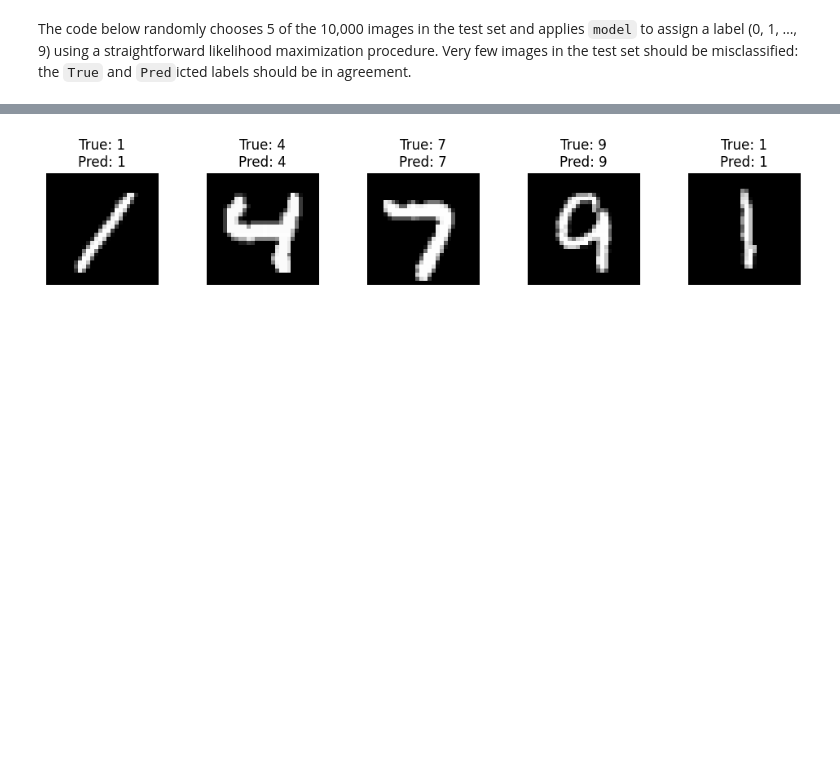
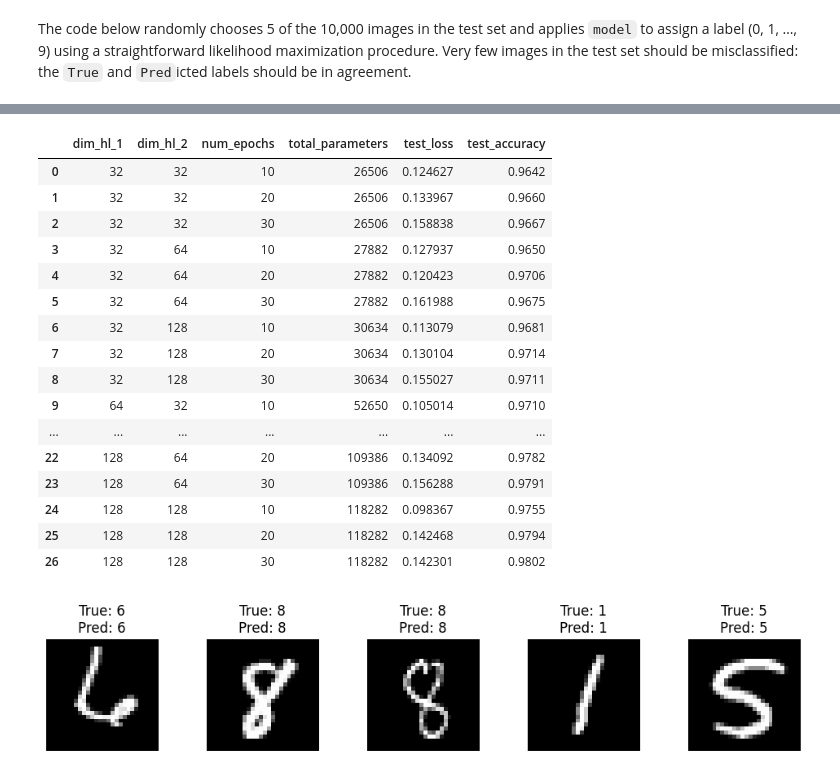
Before and after one commit to IvanNavarreteTepozan/RUTA-LLM, a Jupyter notebook: Assignment_1_Feedforward_Networks/intro_feedforward_mnist (1).ipynb, the cells around one changed output, grey strips where cells are left out. Drawn from its saved outputs; the diff is of its cells as text; code cells hidden in the pictures; blank space fills up the shorter version.

```diff
--- a/Assignment_1_Feedforward_Networks/intro_feedforward_mnist (1).ipynb
+++ b/Assignment_1_Feedforward_Networks/intro_feedforward_mnist (1).ipynb
@@ -191,0 +193,53 @@ the `True` and `Pred`icted labels should be in agreement.
+# %%
+import pandas as pd
+import itertools
+
+dim_hl_1_options = [32, 64, 128]
+dim_hl_2_options = [32, 64, 128]
+num_epochs_options = [10, 20, 30]
+
+hyperparameter_combinations = []
+for h1, h2, epochs in itertools.product(dim_hl_1_options, dim_hl_2_options, num_epochs_options):
+    hyperparameter_combinations.append({
+        'dim_hl_1': h1,
+        'dim_hl_2': h2,
+        'num_epochs': epochs
+    })
+
+results = []
+
+print(f"Testing {len(hyperparameter_combinations)} combinations.")
+
+for i, params in enumerate(hyperparameter_combinations):
+    print(f"\n--- Running configuration {i+1}/{len(hyperparameter_combinations)} ---")
+    print(f"Hidden Layer 1: {params['dim_hl_1']}, Hidden Layer 2: {params['dim_hl_2']}, Epochs: {params['num_epochs']}")
+
+    inputs = keras.Input(shape=(784,))
+    hidden1 = layers.Dense(params['dim_hl_1'], activation="relu")(inputs)
+    hidden2 = layers.Dense(params['dim_hl_2'], activation="relu")(hidden1)
+    outputs = layers.Dense(10)(hidden2)
+    model = keras.Model(inputs=inputs, outputs=outputs, name=f"mnist_model_{i}")
+
+    model.compile(
+        loss=keras.losses.SparseCategoricalCrossentropy(from_logits=True),
+        optimizer=keras.optimizers.RMSprop(),
+        metrics=["accuracy"],
+    )
+
+    model.fit(x_train, y_train, batch_size=64, epochs=params['num_epochs'], validation_split=0.2, verbose=0)
+
+    test_scores = model.evaluate(x_test, y_test, verbose=0)
+    total_parameters = model.count_params()
+
+    results.append({
+        'dim_hl_1': params['dim_hl_1'],
+        'dim_hl_2': params['dim_hl_2'],
+        'num_epochs': params['num_epochs'],
+        'total_parameters': total_parameters,
+        'test_loss': test_scores[0],
+        'test_accuracy': test_scores[1]
+    })
+
+results_df = pd.DataFrame(results)
+display(results_df)
+# %% [output]
@@ -192,18 +263,33 @@ the `True` and `Pred`icted labels should be in agreement.
+|  | dim_hl_1 | dim_hl_2 | num_epochs | total_parameters | test_loss | test_accuracy |
+| 0 | 32 | 32 | 10 | 26506 | 0.124627 | 0.9642 |
+| 1 | 32 | 32 | 20 | 26506 | 0.133967 | 0.9660 |
+| 2 | 32 | 32 | 30 | 26506 | 0.158838 | 0.9667 |
+| 3 | 32 | 64 | 10 | 27882 | 0.127937 | 0.9650 |
+| 4 | 32 | 64 | 20 | 27882 | 0.120423 | 0.9706 |
+| 5 | 32 | 64 | 30 | 27882 | 0.161988 | 0.9675 |
+| 6 | 32 | 128 | 10 | 30634 | 0.113079 | 0.9681 |
+| 7 | 32 | 128 | 20 | 30634 | 0.130104 | 0.9714 |
+| 8 | 32 | 128 | 30 | 30634 | 0.155027 | 0.9711 |
+| 9 | 64 | 32 | 10 | 52650 | 0.105014 | 0.9710 |
+| ... | ... | ... | ... | ... | ... | ... |
+| 22 | 128 | 64 | 20 | 109386 | 0.134092 | 0.9782 |
+| 23 | 128 | 64 | 30 | 109386 | 0.156288 | 0.9791 |
+| 24 | 128 | 128 | 10 | 118282 | 0.098367 | 0.9755 |
+| 25 | 128 | 128 | 20 | 118282 | 0.142468 | 0.9794 |
+| 26 | 128 | 128 | 30 | 118282 | 0.142301 | 0.9802 |
 # %%
-# Select a few random indices from the test set
+
 num_samples = 5
 indices = np.random.choice(len(x_test), num_samples, replace=False)
 
 plt.figure(figsize=(10, 2))
 for i, idx in enumerate(indices):
     img = x_test[idx]
-    # If images are flattened, reshape to 28x28
     if img.shape[-1] != 28:
         img = img.reshape(28, 28)
     plt.subplot(1, num_samples, i + 1)
     plt.imshow(img, cmap='gray')
     plt.axis('off')
-    # Predict label and compare with true label.
     pred = model.predict(np.expand_dims(x_test[idx], axis=0), verbose=0)
     pred_label = np.argmax(pred, axis=1)[0]
     true_label = y_test[idx]
@@ -211,4 +297,4 @@ for i, idx in enumerate(indices):
 plt.tight_layout()
 plt.show()
 # %% [output]
-[figure, old version]
+[figure, new version]
```
Also changed, not shown: parts of 7 cells of this notebook.
